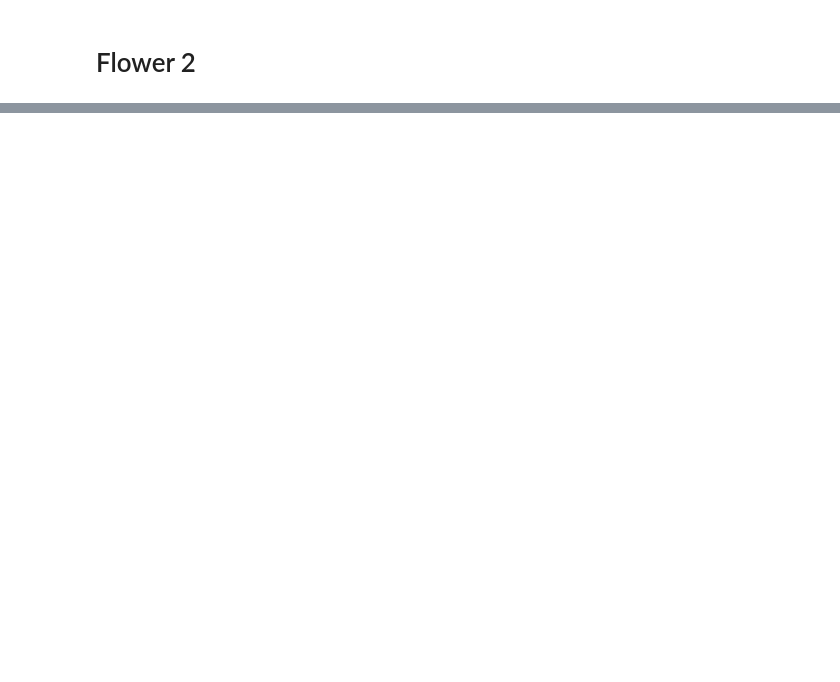
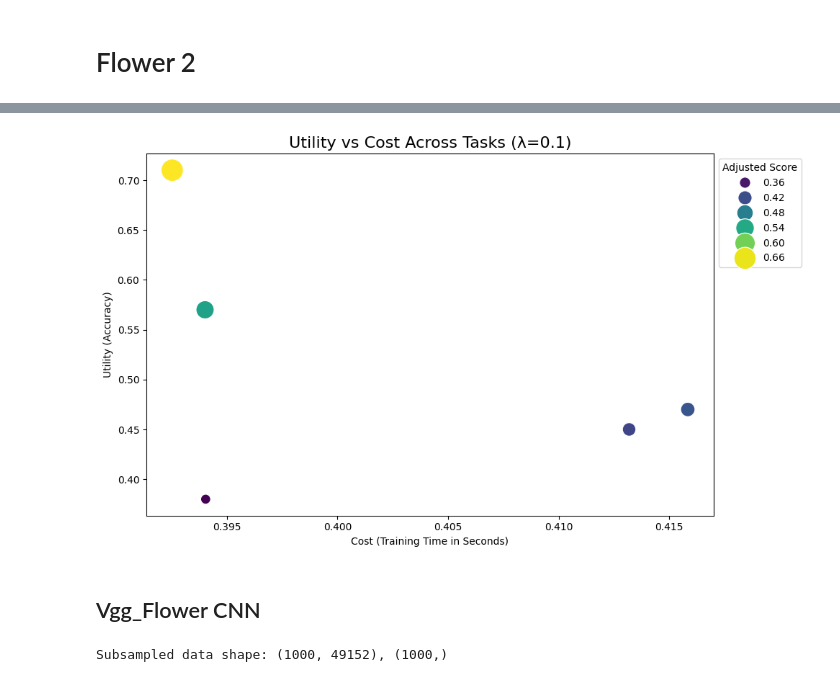
Before and after one commit to kaitlynrying/PHIL293_Final, a Jupyter notebook: Omniglot_VGG_Flower.ipynb, the cells around one changed output, grey strips where cells are left out. Cells and saved outputs as stored; diff of their text form; code cells hidden in the pictures; blank space fills up the shorter version.

```diff
--- a/Omniglot_VGG_Flower.ipynb
+++ b/Omniglot_VGG_Flower.ipynb
@@ -1550,0 +1388,42 @@ Chollet's Intelligence Score: -1141.7308
+# %%
+import matplotlib.pyplot as plt
+import seaborn as sns
+import pandas as pd
+
+def plot_task_metrics(task_metrics, lambda_factor=0.1):
+    """
+    Visualize the relationship between utility, cost, and adjusted score across tasks.
+
+    Args:
+        task_metrics (list): List of dictionaries with "utility" and "cost" for each task.
+        lambda_factor (float): Lambda factor used in Chollet's measure.
+    """
+    # Create a DataFrame for visualization
+    data = pd.DataFrame(task_metrics)
+    data['adjusted_score'] = data['utility'] - lambda_factor * data['cost']
+    data['task'] = range(1, len(task_metrics) + 1)  # Add task numbers
+
+    # Plot utility vs cost with adjusted score as size
+    plt.figure(figsize=(10, 6))
+    sns.scatterplot(
+        x='cost',
+        y='utility',
+        size='adjusted_score',
+        hue='adjusted_score',
+        data=data,
+        palette='viridis',
+        sizes=(100, 500),
+        legend='brief'
+    )
+    plt.title(f"Utility vs Cost Across Tasks (λ={lambda_factor})", fontsize=16)
+    plt.xlabel("Cost (Training Time in Seconds)")
+    plt.ylabel("Utility (Accuracy)")
+    plt.legend(title="Adjusted Score", loc='upper left', bbox_to_anchor=(1, 1))
+    plt.tight_layout()
+    plt.show()
+# %%
+plot_task_metrics(task_metrics, lambda_factor=0.1)
+# %% [output]
+[figure, added]
+# %% [markdown]
+## Vgg_Flower CNN
@@ -1550,0 +1480,10 @@ Chollet's Intelligence Score: -1141.7308
+# %%
+# Assuming you already have parsed the dataset into NumPy arrays
+X_train, Y_train = images, labels
+
+
+# Subsample for faster tuning (optional)
+X_subsampled, Y_subsampled = X_train[:1000], Y_train[:1000]  # Adjust sample size as needed
+print(f"Subsampled data shape: {X_subsampled.shape}, {Y_subsampled.shape}")
+# %% [output]
+Subsampled data shape: (1000, 49152), (1000,)
```
Also changed, not shown: parts of 110 cells of this notebook.
